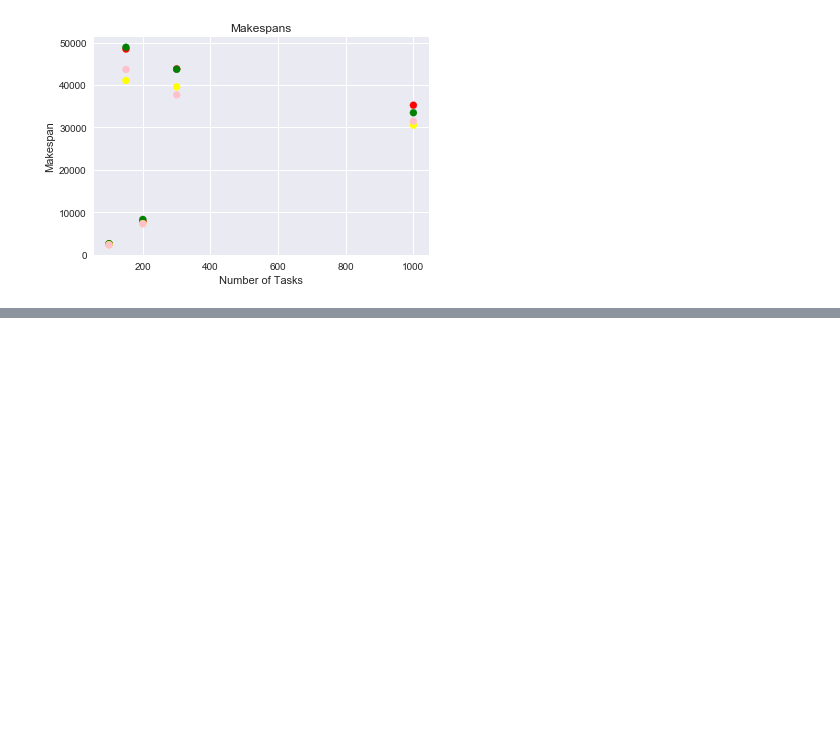
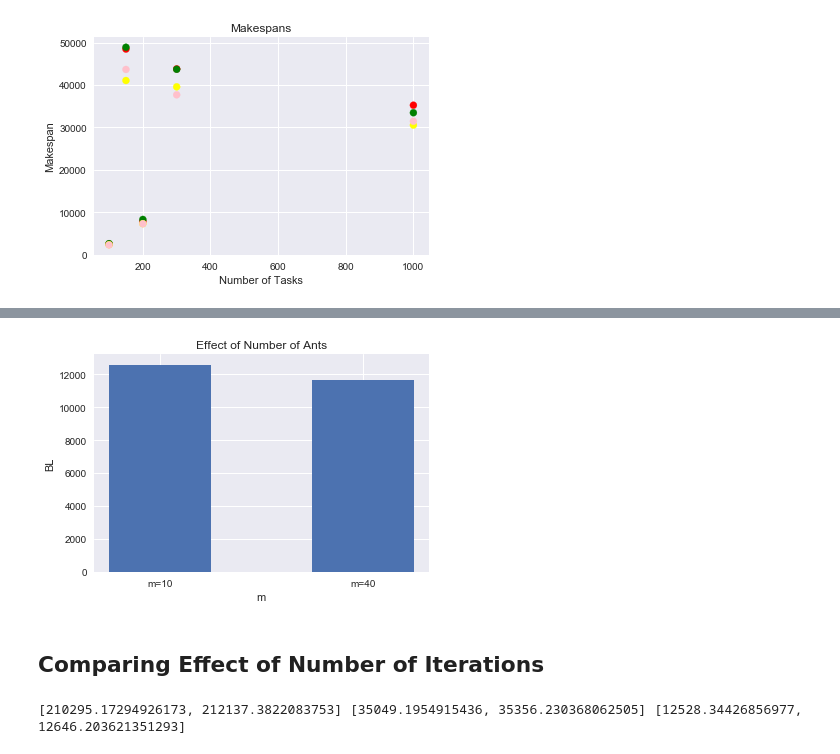
Before and after one commit to AsavariLimaye/ant-colony-optimization, a Jupyter notebook: task_scheduler.ipynb, the cells around one changed output, grey strips where cells are left out. Cells and saved outputs as stored; diff of their text form; code cells hidden in the pictures; blank space fills up the shorter version.

```diff
--- a/task_scheduler.ipynb
+++ b/task_scheduler.ipynb
@@ -452,0 +497,10 @@ plt.show()
+# %%
+plt.bar([0, 1], BLs, width=0.5, tick_label = ["m=10" , "m=40"])
+plt.title('Effect of Number of Ants')
+plt.xlabel('m')
+plt.ylabel('BL')
+plt.show()
+# %% [output]
+[figure, added]
+# %% [markdown]
+## Comparing Effect of Number of Iterations
@@ -452,0 +529,4 @@ plt.show()
+# %%
+print (costs, makespans, BLs)
+# %% [output]
+[210295.17294926173, 212137.3822083753] [35049.1954915436, 35356.230368062505] [12528.34426856977, 12646.203621351293]
```
Also changed, not shown: parts of 23 cells of this notebook.
